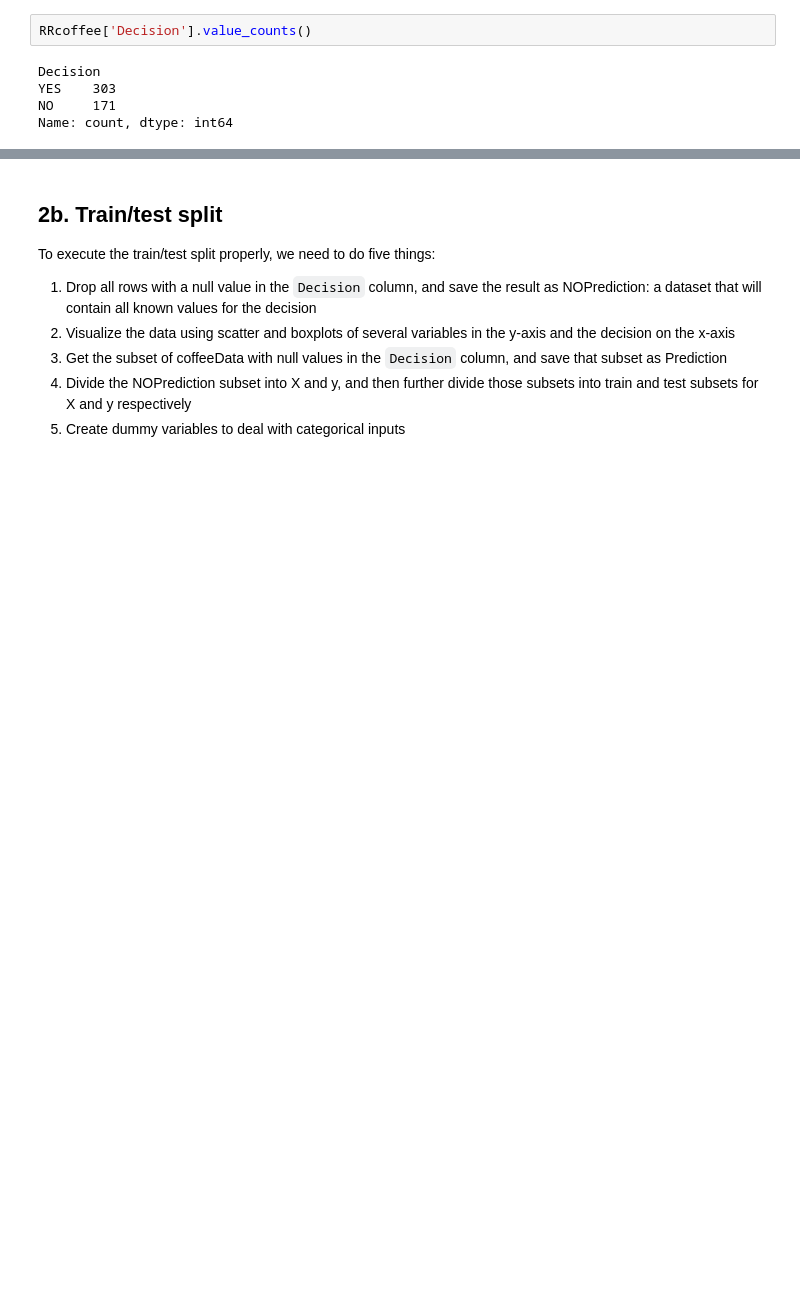
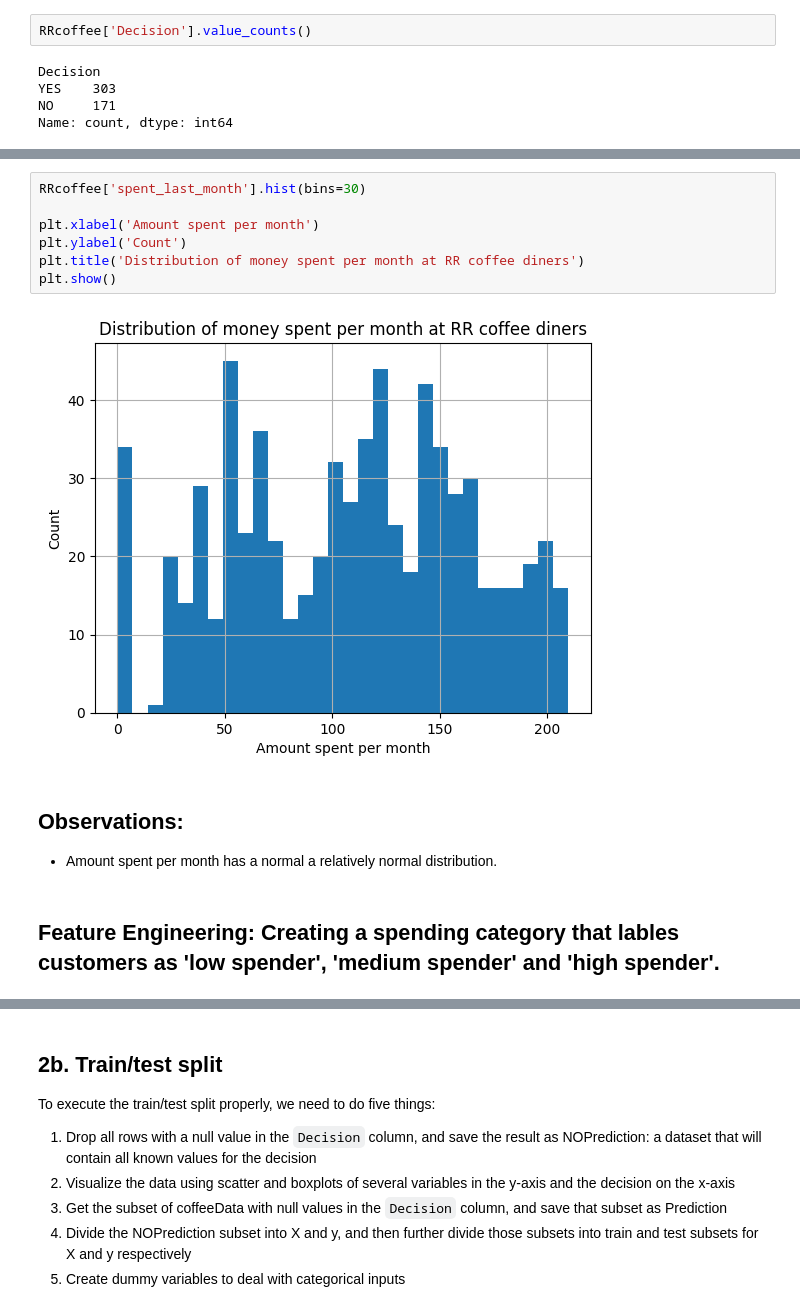
Before and after one commit to Xninety-nine/Springboard, a Jupyter notebook: Coffee Case Study.ipynb, the cells around one changed output, grey strips where cells are left out. Drawn from its saved outputs; the diff is of its cells as text; blank space fills up the shorter version.

Commit message:
'Update on Coffee Project'

```diff
--- a/Springboard Decision Tree Specialty Coffee Case Study - Tier 3.ipynb
+++ b/Coffee Case Study.ipynb
@@ -267,0 +382,14 @@ Name: count, dtype: int64
+# %%
+RRcoffee['spent_last_month'].hist(bins=30)
+
+plt.xlabel('Amount spent per month')
+plt.ylabel('Count')
+plt.title('Distribution of money spent per month at RR coffee diners')
+plt.show()
+# %% [output]
+[figure, added]
+# %% [markdown]
+## Observations:
+- Amount spent per month has a normal a relatively normal distribution.
+# %% [markdown]
+## Feature Engineering: Creating a spending category that lables customers as 'low spender', 'medium spender' and 'high spender'.
```
Also changed, not shown: parts of 38 cells of this notebook, 2 other files.
